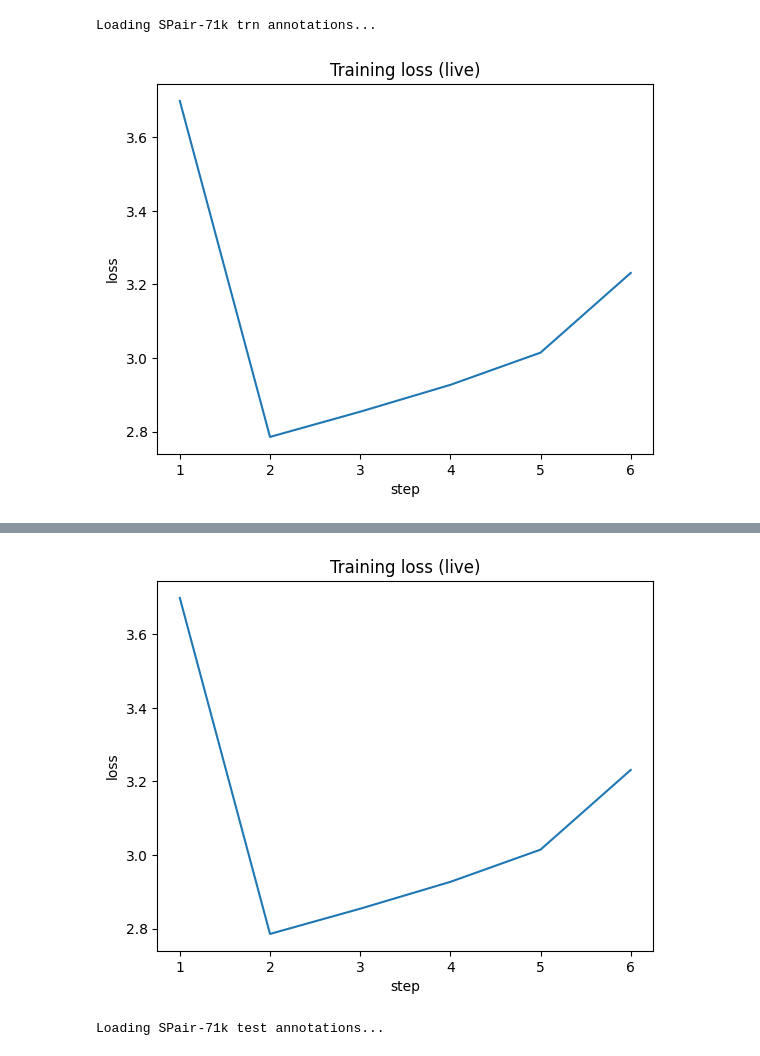
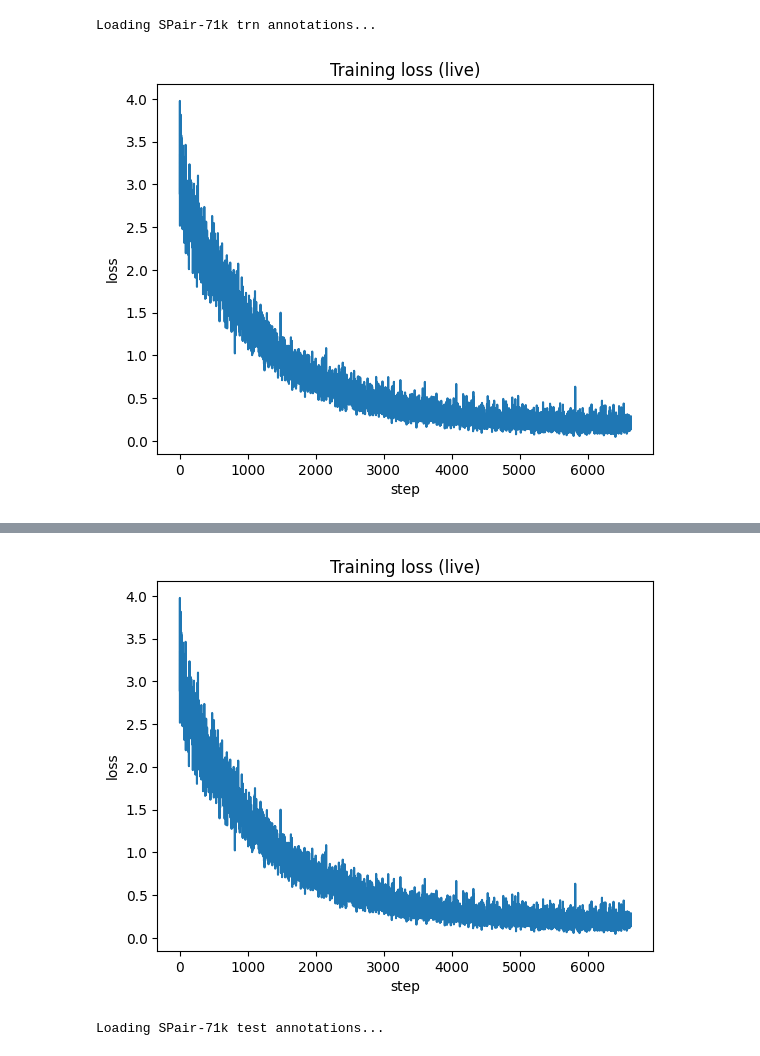
Before and after one commit to MarcotteS/semantic-correspondence, a Jupyter notebook: notebooks/training_free_baseline.ipynb, the cells around one changed output, grey strips where cells are left out. Drawn from its saved outputs; the diff is of its cells as text; code cells hidden in the pictures.

```diff
--- a/notebooks/training_free_baseline.ipynb
+++ b/notebooks/training_free_baseline.ipynb
@@ -437,21 +437,21 @@ Loading SPair-71k trn annotations...
 # %%
 
 matcher = CorrespondenceMatcher2(extractor)
 matcher.ckpt_dir = "/content/drive/MyDrive/semantic-correspondance-project/checkpoints"
-matcher.exp_name = "dino_stage2_exp01"   # optionnel
+matcher.exp_name = "DINOv2Config1"   # optionnel
 matcher.resume = True                   # optionnel
 matcher.save_every_epoch = 1            # optionnel
 from fine_tunning.test import train_stage2
 matcher = train_stage2(
     matcher=matcher,
     train_loader=train_loader,
     n_epochs=2,            # 1-3
     n_last_blocks=1,       # 1 sur Colab
     lr=2e-5,
     weight_decay=0.01,
     tau=0.07,
-    max_batches_per_epoch=30,  # pour limiter le temps (optionnel)
+    max_batches_per_epoch=3000000,  # pour limiter le temps (optionnel)
     use_amp=True
 )
 # %% [output]
-[figure, old version]
+[figure, new version]
@@ -459,4 +460,4 @@ matcher = train_stage2(
-[figure, old version]
+[figure, new version]
 # %%
 # On réutilise le même extractor (poids fine-tunés)
 matcher_eval = CorrespondenceMatcher(extractor)
```
Also changed, not shown: parts of 4 cells of this notebook.
